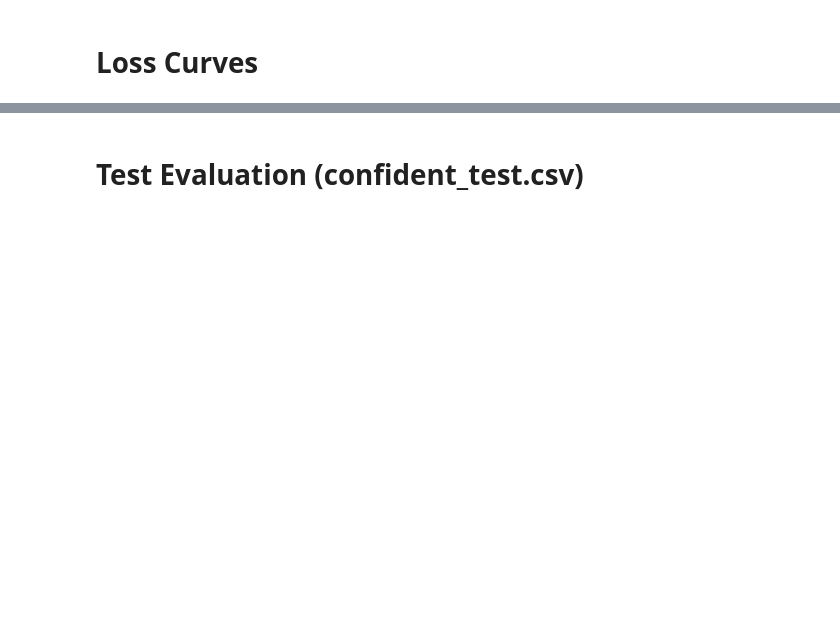
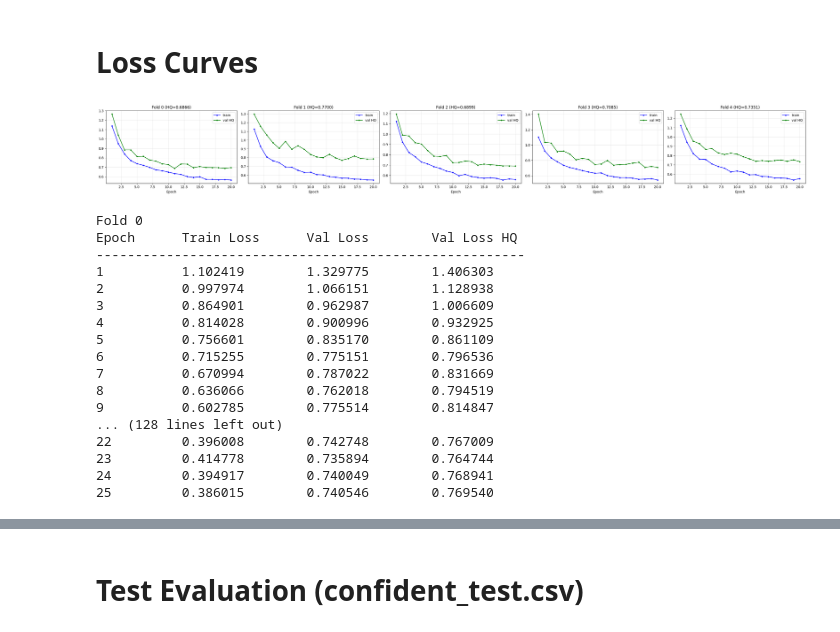
Before and after one commit to Joseph-Q-Zales/ECE247A_Final_Project, a Jupyter notebook: AL/AL_model/pytorch_nnaudio_gru_pipeline_v14_usethis.ipynb, the cells around one changed output, grey strips where cells are left out. Cells and saved outputs as stored; diff of their text form; code cells hidden in the pictures; blank space fills up the shorter version.

```diff
--- a/AL/AL_model/pytorch_nnaudio_gru_pipeline_v14_usethis.ipynb
+++ b/AL/AL_model/pytorch_nnaudio_gru_pipeline_v14_usethis.ipynb
@@ -956,16 +1004,51 @@ def validate(model, loader, device, epoch, total_epochs, cfg=CFG):
 # %% [markdown]
 # Loss Curves
 # %%
-# n = len(all_histories)
-# if n == 0:
-#     print("No folds completed — skipping plots.")
-# else:
-#     fig, axes = plt.subplots(1, max(n, 1), figsize=(6*max(n, 1), 4))
-#     if n <= 1: axes = [axes]
-#     for ax, (fold, h) in zip(axes, all_histories.items()):
-#         ep = range(1, len(h["train_loss"])+1)
-#         ax.plot(ep, h["train_loss"], "b-o", ms=3, label="train")
-#         ax.plot(ep, h["val_loss_hq"], "g-o", ms=3, label="val HQ")
-#         ax.set_title(f"Fold {fold} (HQ={fold_results[fold]['hq']:.4f})")
-#         ax.set_xlabel("Epoch"); ax.legend(); ax.grid(alpha=0.3)
-#     plt.tight_layout(); plt.show()
+n = len(all_histories)
+if n == 0:
+    print("No folds completed — skipping plots.")
+else:
+    fig, axes = plt.subplots(1, max(n, 1), figsize=(6*max(n, 1), 4))
+    if n <= 1: axes = [axes]
+    for ax, (fold, h) in zip(axes, all_histories.items()):
+        ep = range(1, len(h["train_loss"])+1)
+        ax.plot(ep, h["train_loss"], "b-o", ms=3, label="train")
+        ax.plot(ep, h["val_loss_hq"], "g-o", ms=3, label="val HQ")
+        ax.set_title(f"Fold {fold} (HQ={fold_results[fold]['hq']:.4f})")
+        ax.set_xlabel("Epoch"); ax.legend(); ax.grid(alpha=0.3)
+    plt.tight_layout(); plt.show()
+
+
+
+
+
+import torch
+
+for fold in CFG.run_folds:
+    history = torch.load(str(MODELS_DIR / f"history_fold{fold}.pt"))
+
+    print(f"\nFold {fold}")
+    print(f"{'Epoch':<10} {'Train Loss':<15} {'Val Loss':<15} {'Val Loss HQ':<15}")
+    print("-" * 55)
+    for epoch, (train, val, val_hq) in enumerate(zip(
+        history['train_loss'], history['val_loss'], history['val_loss_hq']), 1):
+        print(f"{epoch:<10} {train:<15.6f} {val:<15.6f} {val_hq:<15.6f}")
+# %% [output]
+[figure, added]
+Fold 0
+Epoch      Train Loss      Val Loss        Val Loss HQ
+-------------------------------------------------------
+1          1.102419        1.329775        1.406303
+2          0.997974        1.066151        1.128938
+3          0.864901        0.962987        1.006609
+4          0.814028        0.900996        0.932925
+5          0.756601        0.835170        0.861109
+6          0.715255        0.775151        0.796536
+7          0.670994        0.787022        0.831669
+8          0.636066        0.762018        0.794519
+9          0.602785        0.775514        0.814847
+... (128 lines left out)
+22         0.396008        0.742748        0.767009
+23         0.414778        0.735894        0.764744
+24         0.394917        0.740049        0.768941
+25         0.386015        0.740546        0.769540
```
Also changed, not shown: parts of 5 cells of this notebook, 2 other files.
